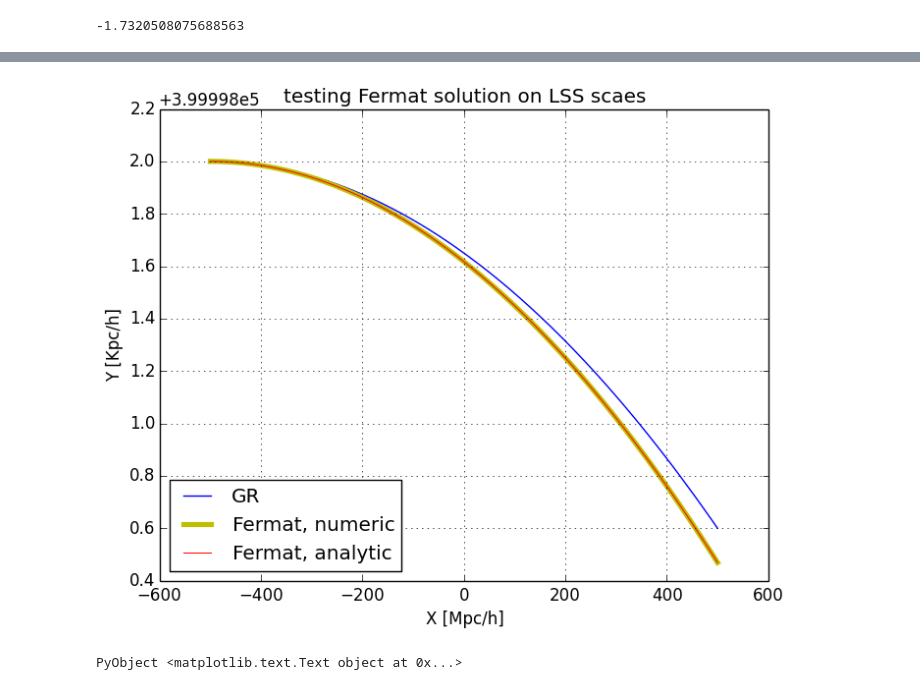
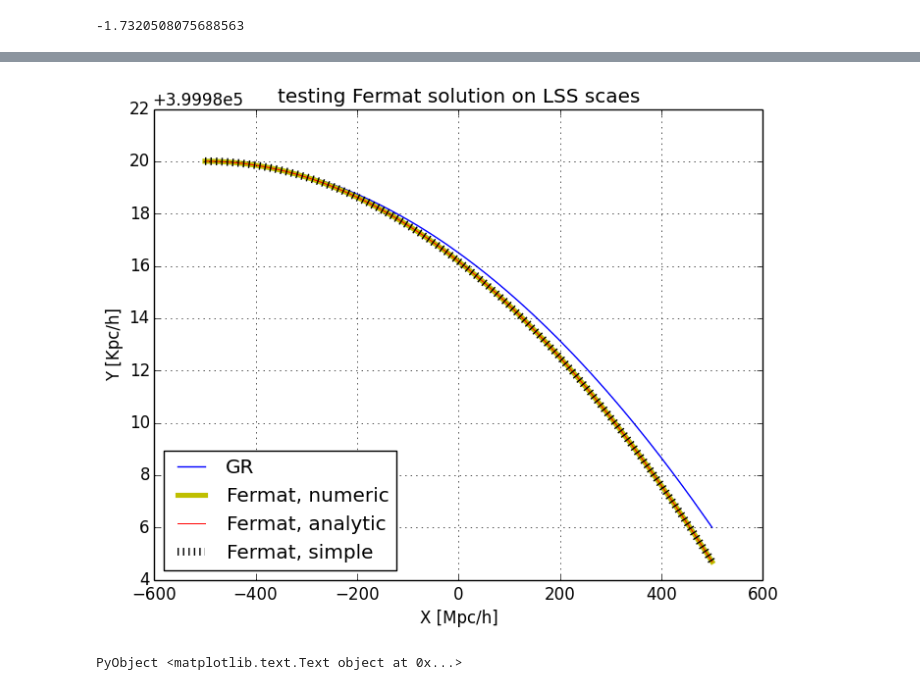
Before and after one commit to skariel/Lensing, a Jupyter notebook: FERMAT.ipynb, the cells around one changed output, grey strips where cells are left out. Saved outputs shown, nothing was run; the diff lists cells and outputs as text; code cells hidden in the pictures.

```diff
--- a/FERMAT.ipynb
+++ b/FERMAT.ipynb
@@ -31,7 +31,7 @@ c2 = (y0*c/s^2-y'/KS/s)/(1+c^2/s^2)
 # %%
 R = 5.0e5
 V = 4/3*π*R^3
-ρ = 1.0e6/V
+ρ = 1.0e7/V
 K = 8/3*G*π*ρ/C^2
 KS = sqrt(K)
 
@@ -59,8 +59,6 @@ const _tgα = 0.0;
 nx, ny, u, du, ia, oa, da, θ =
     numeric_el(mfunc, rfunc, _Θ, _rs, _tgα, 100000; ϕm=_ϕm, reltol=1e-23, abstol=1e-23);
 
-ay = c1*sin(KS*nx)+c2*cos(KS*nx);
-
 function _phi_a(x,y)
     y += 400000.0
     r = sqrt(x*x+y*y)
@@ -72,6 +70,16 @@ function _force_a(x,y)
     const gmr3 = G*mfunc(r)/r/r/r
     gmr3*x, gmr3*y
 end
-fx, fy = fermat(_phi_a, _force_a, 500000.0, _tgα, 100000; abstol=1e-23, reltol=1e-23);
+function _force_ay(x,y)
+    fx,fy = _force_a(x,y)
+    fy
+end
+fx, fy = fermat(_phi_a, _force_a, 500000.0, _tgα, 100000; abstol=1e-27, reltol=1e-27);
 fy+=400000.0;
+fx_simple, fy_simple = fermat_y(_force_ay, 500000.0, _tgα, 100000; abstol=1e-27, reltol=1e-27);
+fy_simple+=400000.0;
+
+
+ay = c1*sin(KS*fx)+c2*cos(KS*fx);
+ay_simple = c1*sin(KS*fx_simple)+c2*cos(KS*fx_simple);
 # %% [output]
@@ -82,13 +91,15 @@ WARNING: Method definition _force_a(Any, Any) in module Main at In[61]:21 overwr
 # %%
-plot(nx/1e3,ny, label="GR")
+plot(to_small(nx)/1e3,to_small(ny), label="GR")
 hold(true)
-plot(fx/1e3,fy,"-y",lw=3.7, label="Fermat, numeric")
-plot(nx/1e3,ay,"-r",lw=0.7, label="Fermat, analytic")
+plot(to_small(fx)/1e3,to_small(fy),"-y",lw=3.7, label="Fermat, numeric")
+plot(to_small(fx)/1e3,to_small(ay),"-r",lw=0.7, label="Fermat, analytic")
+plot(to_small(fx_simple)/1e3,to_small(fy_simple),":k",lw=5.7, label="Fermat, simple")
+
 xlabel("X [Mpc/h]")
 ylabel("Y [Kpc/h]")
 grid(true)
 legend(loc=3)
 title("testing Fermat solution on LSS scaes")
 # %% [output]
-[figure, old version]
+[figure, new version]
 PyObject <matplotlib.text.Text object at 0x...>
```
Also changed, not shown: parts of 29 cells of this notebook, 5 other files.
